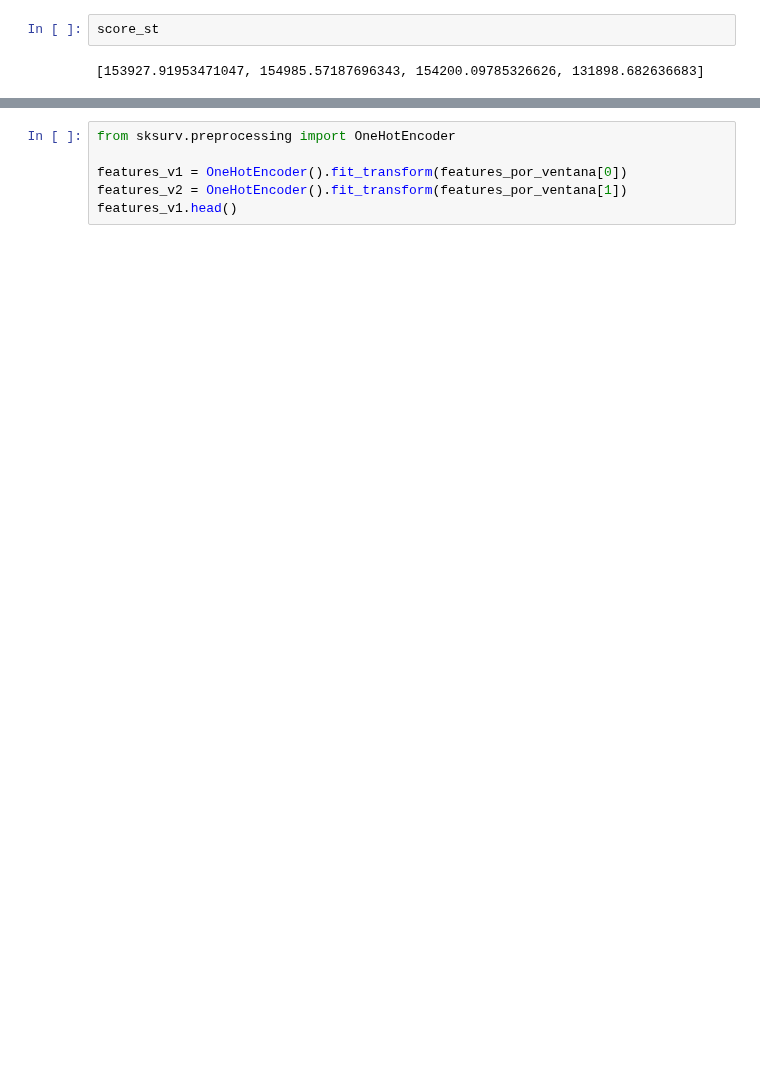
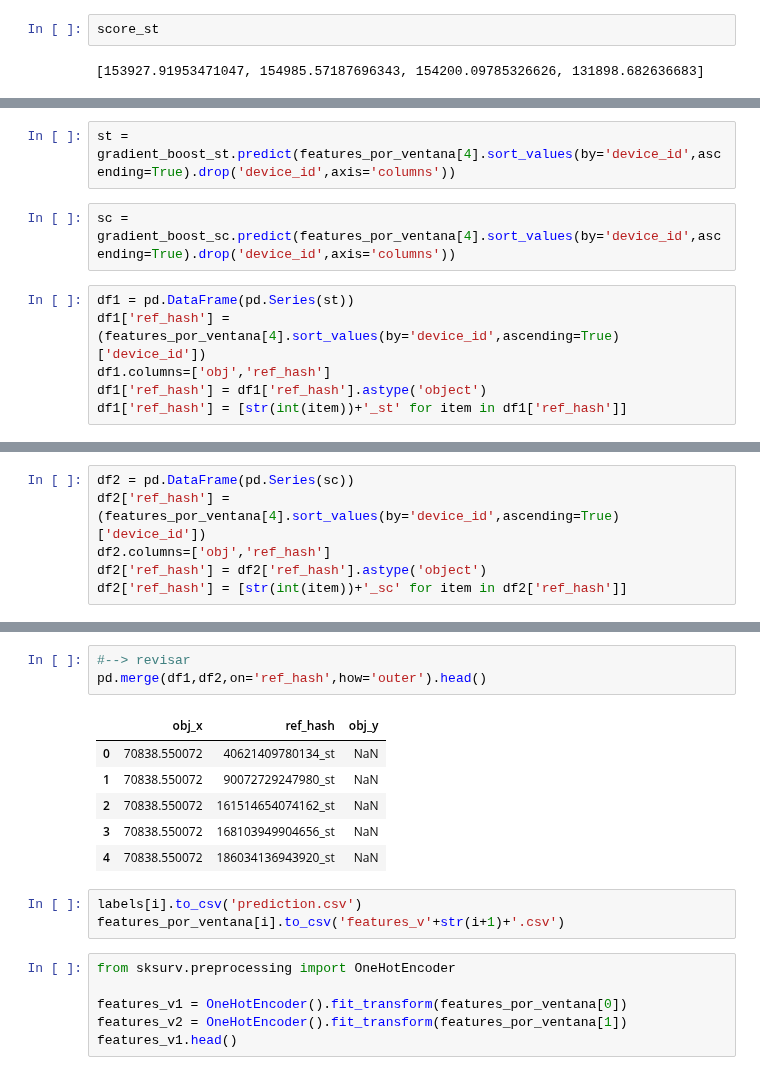
Before and after one commit to alepenaa94/Datos_2019_tp2, a Jupyter notebook: Algoritmos_ML/Algoritmos.ipynb, the cells around one changed output, grey strips where cells are left out. Drawn from its saved outputs; the diff is of its cells as text; blank space fills up the shorter version.

```diff
--- a/Algoritmos_ML/Algoritmos.ipynb
+++ b/Algoritmos_ML/Algoritmos.ipynb
@@ -174,0 +195,10 @@ score_sc
+# %%
+st = gradient_boost_st.predict(features_por_ventana[4].sort_values(by='device_id',ascending=True).drop('device_id',axis='columns'))
+# %%
+sc = gradient_boost_sc.predict(features_por_ventana[4].sort_values(by='device_id',ascending=True).drop('device_id',axis='columns'))
+# %%
+df1 = pd.DataFrame(pd.Series(st))
+df1['ref_hash'] =  (features_por_ventana[4].sort_values(by='device_id',ascending=True)['device_id'])
+df1.columns=['obj','ref_hash']
+df1['ref_hash'] = df1['ref_hash'].astype('object')
+df1['ref_hash'] = [str(int(item))+'_st' for item in df1['ref_hash']]
@@ -174,0 +214,6 @@ score_sc
+# %%
+df2 = pd.DataFrame(pd.Series(sc))
+df2['ref_hash'] =  (features_por_ventana[4].sort_values(by='device_id',ascending=True)['device_id'])
+df2.columns=['obj','ref_hash']
+df2['ref_hash'] = df2['ref_hash'].astype('object')
+df2['ref_hash'] = [str(int(item))+'_sc' for item in df2['ref_hash']]
@@ -175,3 +229,16 @@ score_sc
+# %%
+#--> revisar
+pd.merge(df1,df2,on='ref_hash',how='outer').head()
+# %% [output]
+|  | obj_x | ref_hash | obj_y |
+| 0 | 70838.550072 | 40621409780134_st | NaN |
+| 1 | 70838.550072 | 90072729247980_st | NaN |
+| 2 | 70838.550072 | 161514654074162_st | NaN |
+| 3 | 70838.550072 | 168103949904656_st | NaN |
+| 4 | 70838.550072 | 186034136943920_st | NaN |
+# %%
+labels[i].to_csv('prediction.csv')
+features_por_ventana[i].to_csv('features_v'+str(i+1)+'.csv')
 # %%
 from sksurv.preprocessing import OneHotEncoder
 
```
Also changed, not shown: parts of 15 cells of this notebook, 1 other file.
